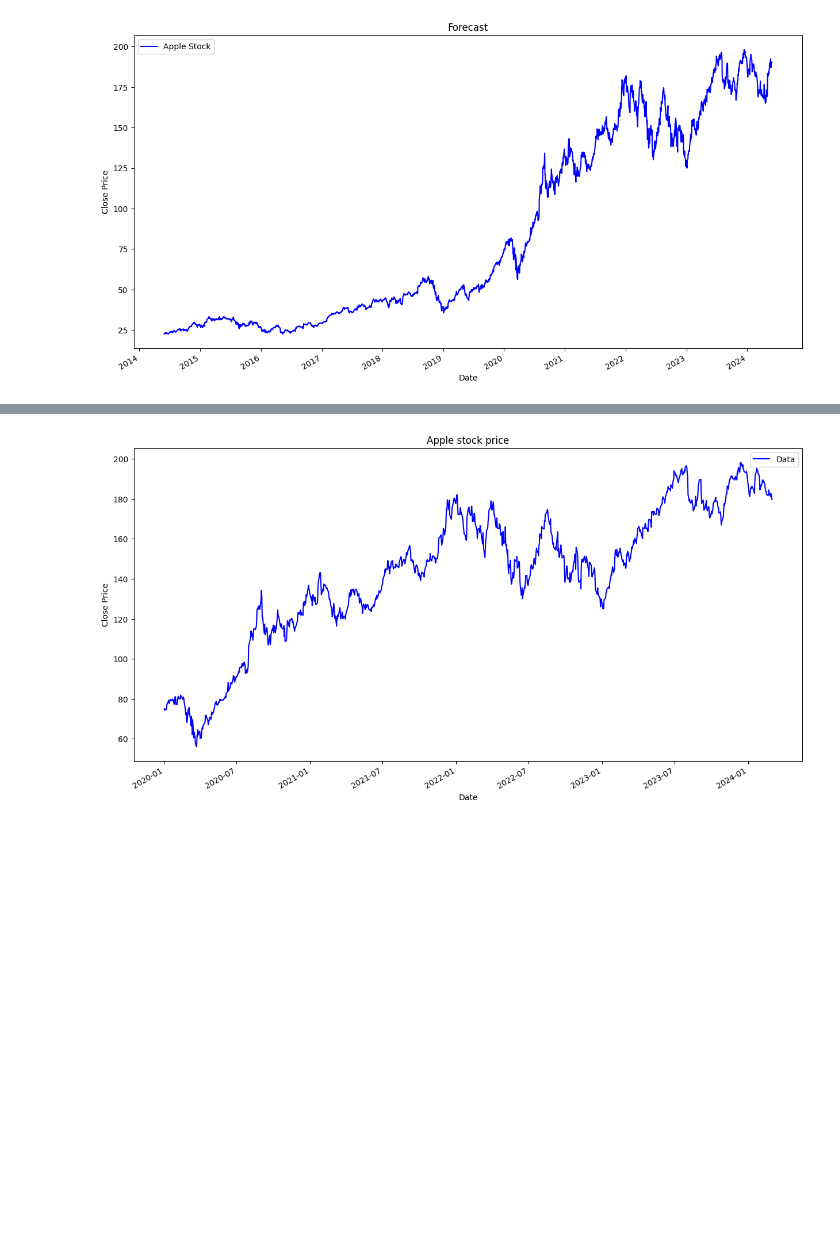
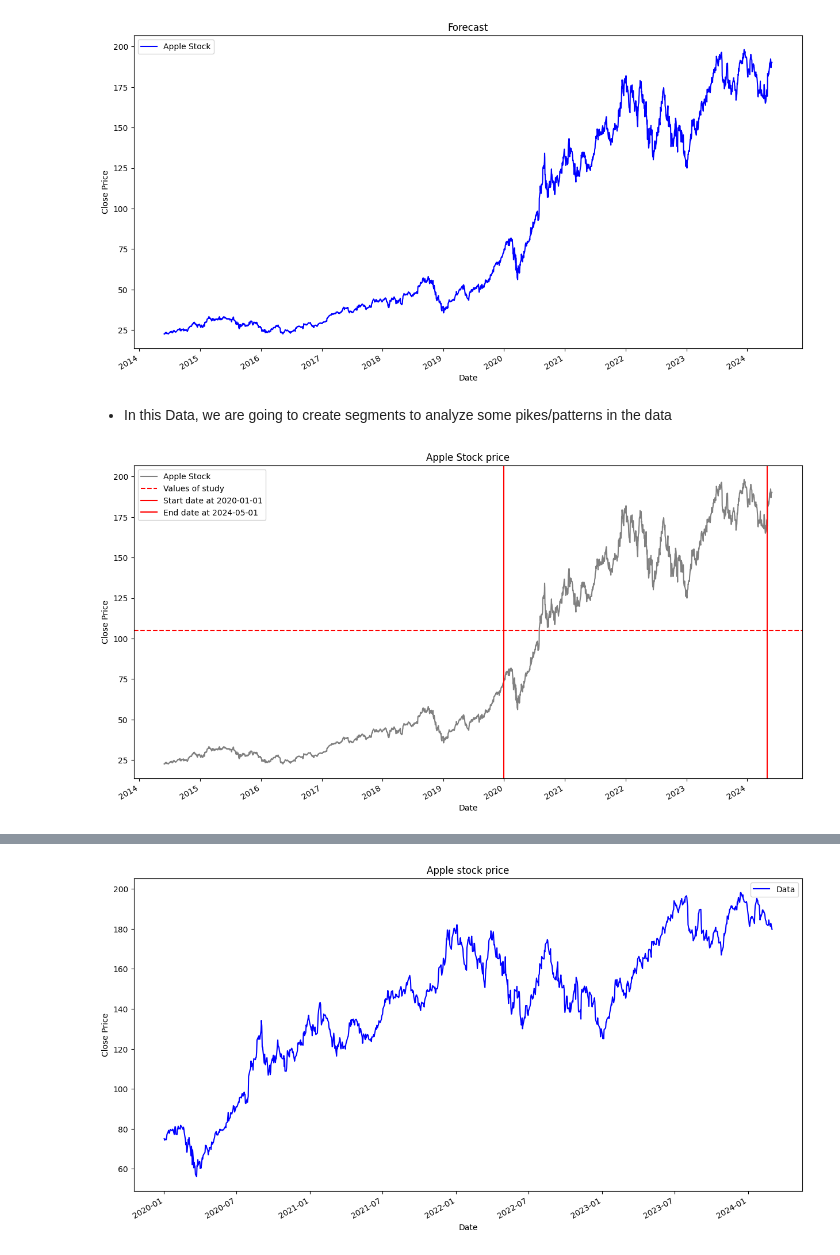
Before and after one commit to carlosgutierrezch/LSTM_Forecast, a Jupyter notebook: notebooks/EDA.ipynb, the cells around one changed output, grey strips where cells are left out. Drawn from its saved outputs; the diff is of its cells as text; code cells hidden in the pictures; blank space fills up the shorter version.

```diff
--- a/notebooks/EDA.ipynb
+++ b/notebooks/EDA.ipynb
@@ -42,3 +33,19 @@ plt.legend()
 plt.show()
 # %% [output]
 [figure]
+# %% [markdown]
+- In this Data, we are going to create segments to analyze some pikes/patterns in the data
+# %%
+df["Close/Last"].plot(figsize=(15, 8), label="Apple Stock", color= "gray")                                      # Selection of data
+plt.axhline(y=105, color='red', linestyle='--', label='Values of study')
+
+plt.axvline(x=pd.to_datetime('2020-01-01'), color='red', linestyle='-', label='Start date at 2020-01-01')
+plt.axvline(x=pd.to_datetime('2024-05-01'), color='red', linestyle='-', label='End date at 2024-05-01')
+
+plt.title("Apple Stock price")
+plt.xlabel("Date")
+plt.ylabel("Close Price")
+plt.legend()
+plt.show()
+# %% [output]
+[figure, added]
```
Also changed, not shown: parts of 12 cells of this notebook.
